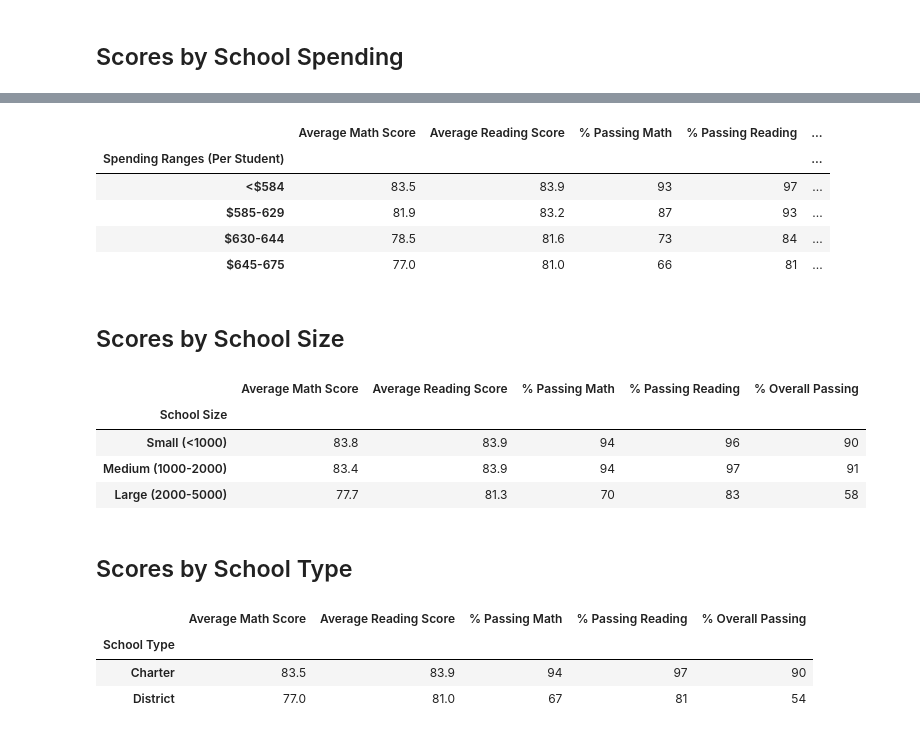
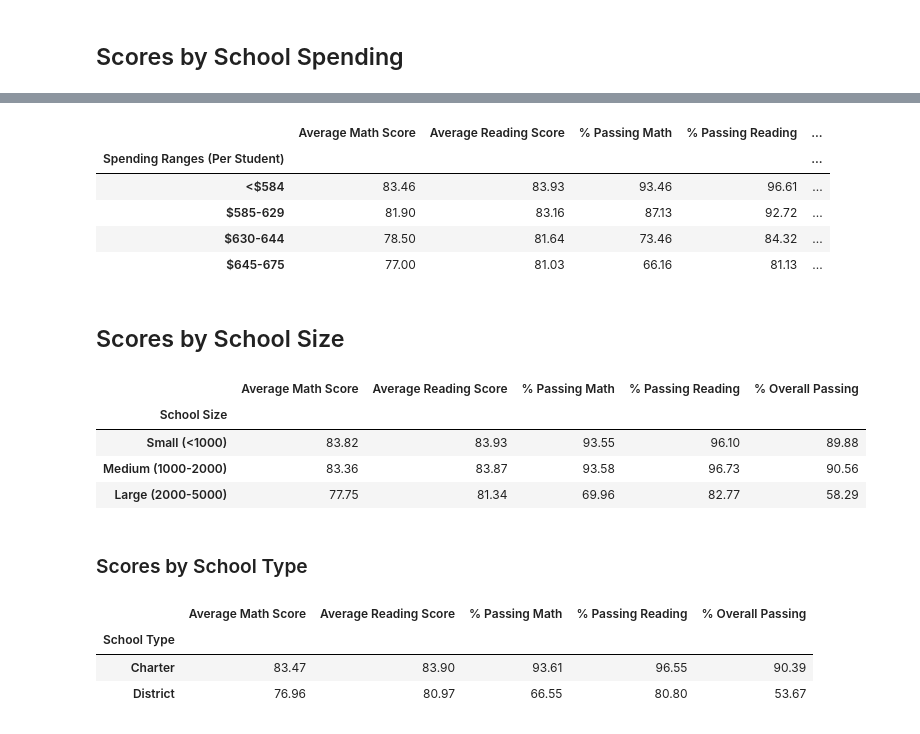
Before and after one commit to Antriksha-kumar/School_District_Analysis, a Jupyter notebook: PyCitySchools_Challenge.ipynb, the cells around one changed output, grey strips where cells are left out. Saved outputs shown, nothing was run; the diff lists cells and outputs as text; code cells hidden in the pictures.

```diff
--- a/PyCitySchools_Challenge.ipynb
+++ b/PyCitySchools_Challenge.ipynb
@@ -480,24 +529,26 @@ spending_summary_df = pd.DataFrame({
 # spending_summary_df
 # %%
 # Format the DataFrame
-spending_summary_df["Average Math Score"] = spending_summary_df["Average Math Score"].map("{:.1f}".format)
+spending_summary_df["Average Math Score"] = spending_summary_df["Average Math Score"].map("{:.2f}".format)
 
-spending_summary_df["Average Reading Score"] = spending_summary_df["Average Reading Score"].map("{:.1f}".format)
+spending_summary_df["Average Reading Score"] = spending_summary_df["Average Reading Score"].map("{:.2f}".format)
 
-spending_summary_df["% Passing Math"] = spending_summary_df["% Passing Math"].map("{:.0f}".format)
+spending_summary_df["% Passing Math"] = spending_summary_df["% Passing Math"].map("{:.2f}".format)
 
-spending_summary_df["% Passing Reading"] = spending_summary_df["% Passing Reading"].map("{:.0f}".format)
+spending_summary_df["% Passing Reading"] = spending_summary_df["% Passing Reading"].map("{:.2f}".format)
 
-spending_summary_df["% Overall Passing"] = spending_summary_df["% Overall Passing"].map("{:.0f}".format)
+spending_summary_df["% Overall Passing"] = spending_summary_df["% Overall Passing"].map("{:.2f}".format)
 
 spending_summary_df
+
+### Post Change
 # %% [output]
 |  | Average Math Score | Average Reading Score | % Passing Math | % Passing Reading | ... |
 | Spending Ranges (Per Student) |  |  |  |  | ... |
-| <$584 | 83.5 | 83.9 | 93 | 97 | ... |
-| $585-629 | 81.9 | 83.2 | 87 | 93 | ... |
-| $630-644 | 78.5 | 81.6 | 73 | 84 | ... |
-| $645-675 | 77.0 | 81.0 | 66 | 81 | ... |
+| <$584 | 83.46 | 83.93 | 93.46 | 96.61 | ... |
+| $585-629 | 81.90 | 83.16 | 87.13 | 92.72 | ... |
+| $630-644 | 78.50 | 81.64 | 73.46 | 84.32 | ... |
+| $645-675 | 77.00 | 81.03 | 66.16 | 81.13 | ... |
 # %% [markdown]
 ## Scores by School Size
 # %%
@@ -535,25 +586,26 @@ size_summary_df = pd.DataFrame({
 # %%
 # Format the DataFrame
 
-size_summary_df["Average Math Score"] = size_summary_df["Average Math Score"].map("{:.1f}".format)
+size_summary_df["Average Math Score"] = size_summary_df["Average Math Score"].map("{:.2f}".format)
 
-size_summary_df["Average Reading Score"] = size_summary_df["Average Reading Score"].map("{:.1f}".format)
+size_summary_df["Average Reading Score"] = size_summary_df["Average Reading Score"].map("{:.2f}".format)
 
-size_summary_df["% Passing Math"] = size_summary_df["% Passing Math"].map("{:.0f}".format)
+size_summary_df["% Passing Math"] = size_summary_df["% Passing Math"].map("{:.2f}".format)
 
-size_summary_df["% Passing Reading"] = size_summary_df["% Passing Reading"].map("{:.0f}".format)
+size_summary_df["% Passing Reading"] = size_summary_df["% Passing Reading"].map("{:.2f}".format)
 
-size_summary_df["% Overall Passing"] = size_summary_df["% Overall Passing"].map("{:.0f}".format)
+size_summary_df["% Overall Passing"] = size_summary_df["% Overall Passing"].map("{:.2f}".format)
 
 size_summary_df
+### Post Change
 # %% [output]
 |  | Average Math Score | Average Reading Score | % Passing Math | % Passing Reading | % Overall Passing |
 | School Size |  |  |  |  |  |
-| Small (<1000) | 83.8 | 83.9 | 94 | 96 | 90 |
-| Medium (1000-2000) | 83.4 | 83.9 | 94 | 97 | 91 |
-| Large (2000-5000) | 77.7 | 81.3 | 70 | 83 | 58 |
+| Small (<1000) | 83.82 | 83.93 | 93.55 | 96.10 | 89.88 |
+| Medium (1000-2000) | 83.36 | 83.87 | 93.58 | 96.73 | 90.56 |
+| Large (2000-5000) | 77.75 | 81.34 | 69.96 | 82.77 | 58.29 |
 # %% [markdown]
-## Scores by School Type
+### Scores by School Type
 # %%
 # Calculate averages for the desired columns.
 
@@ -578,19 +630,21 @@ type_summary_df = pd.DataFrame({
 # %%
 # # Format the DataFrame
 
-type_summary_df["Average Math Score"] = type_summary_df["Average Math Score"].map("{:.1f}".format)
+type_summary_df["Average Math Score"] = type_summary_df["Average Math Score"].map("{:.2f}".format)
 
-type_summary_df["Average Reading Score"] = type_summary_df["Average Reading Score"].map("{:.1f}".format)
+type_summary_df["Average Reading Score"] = type_summary_df["Average Reading Score"].map("{:.2f}".format)
 
-type_summary_df["% Passing Math"] = type_summary_df["% Passing Math"].map("{:.0f}".format)
+type_summary_df["% Passing Math"] = type_summary_df["% Passing Math"].map("{:.2f}".format)
 
-type_summary_df["% Passing Reading"] = type_summary_df["% Passing Reading"].map("{:.0f}".format)
+type_summary_df["% Passing Reading"] = type_summary_df["% Passing Reading"].map("{:.2f}".format)
 
-type_summary_df["% Overall Passing"] = type_summary_df["% Overall Passing"].map("{:.0f}".format)
+type_summary_df["% Overall Passing"] = type_summary_df["% Overall Passing"].map("{:.2f}".format)
 
 type_summary_df
+
+# Post Change
 # %% [output]
 |  | Average Math Score | Average Reading Score | % Passing Math | % Passing Reading | % Overall Passing |
 | School Type |  |  |  |  |  |
-| Charter | 83.5 | 83.9 | 94 | 97 | 90 |
-| District | 77.0 | 81.0 | 67 | 81 | 54 |
+| Charter | 83.47 | 83.90 | 93.61 | 96.55 | 90.39 |
+| District | 76.96 | 80.97 | 66.55 | 80.80 | 53.67 |
```
Also changed, not shown: parts of 11 cells of this notebook, 19 other files.
